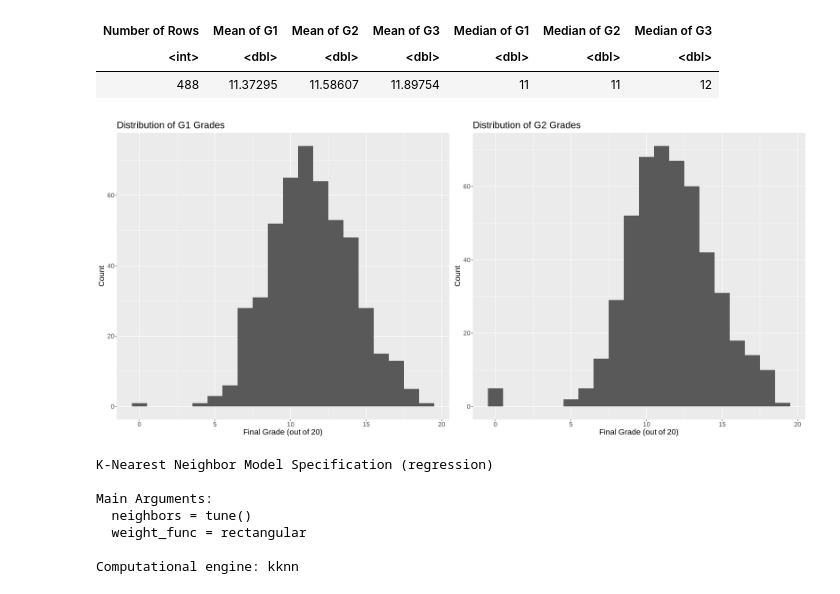
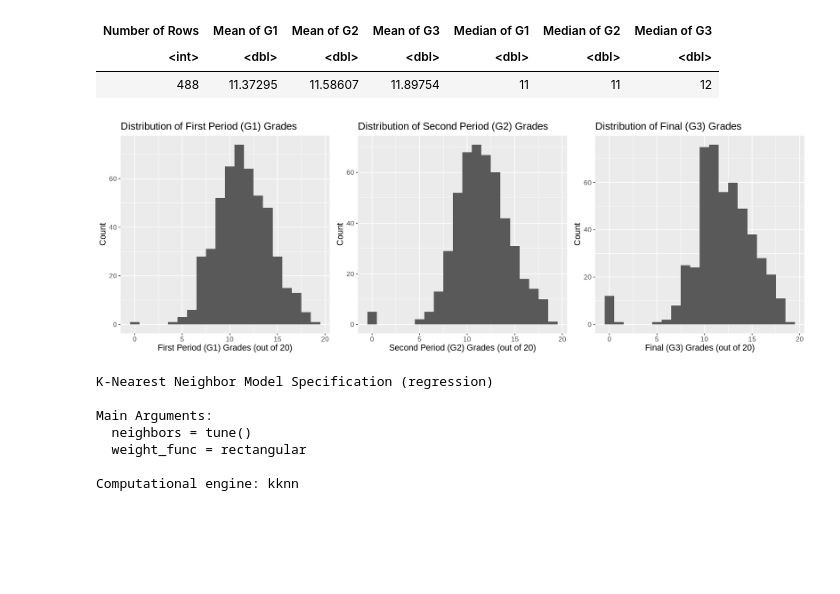
Before and after one commit to enignans/Group-3-Student-Performance-Data-Set, a Jupyter notebook: student-performance-dataset.ipynb, the cells around one changed output. Cells and saved outputs as stored; diff of their text form; code cells hidden in the pictures; blank space fills up the shorter version.

Commit message:
Added G3 distribution
Added G3 distribution along with G1 and G2

```diff
--- a/student-performance-dataset.ipynb
+++ b/student-performance-dataset.ipynb
@@ -100,23 +100,29 @@ A tibble: 1 × 7
 | <int> | <dbl> | <dbl> | <dbl> | <dbl> | <dbl> | <dbl> |
 | 488 | 11.37295 | 11.58607 | 11.89754 | 11 | 11 | 12 |
 # %%
-options(repr.plot.width = 20, repr.plot.height = 9)
+options(repr.plot.width = 15, repr.plot.height = 5)
 g1_distribution <- ggplot(student_training, aes(x = G1))+
 geom_histogram(bins = 20)+
-labs(x = "Final Grade (out of 20)", y = "Count")+
-theme(text = element_text(size = 16))+
-ggtitle("Distribution of G1 Grades")
+labs(x = "First Period (G1) Grades (out of 20)", y = "Count")+
+theme(text = element_text(size = 13))+
+ggtitle("Distribution of First Period (G1) Grades")
 g2_distribution <- ggplot(student_training, aes(x = G2))+
 geom_histogram(bins = 20)+
-labs(x = "Final Grade (out of 20)", y = "Count")+
-theme(text = element_text(size = 16))+
-ggtitle("Distribution of G2 Grades")
+labs(x = "Second Period (G2) Grades (out of 20)", y = "Count")+
+theme(text = element_text(size = 13))+
+ggtitle("Distribution of Second Period (G2) Grades")
+g3_distribution <- ggplot(student_training, aes(x = G3))+
+geom_histogram(bins = 20)+
+labs(x = "Final (G3) Grades (out of 20)", y = "Count")+
+ggtitle("Distribution of Final (G3) Grades")+
+theme(text = element_text(size = 13))
 predictor_distribution <- plot_grid(g1_distribution,
                                     g2_distribution,
-                                    ncol = 2)
+                                    g3_distribution,
+                                    ncol = 3)
 predictor_distribution
 # %% [output]
-[figure, old version]
+[figure, new version]
 # %%
 student_spec <- nearest_neighbor(weight_func = "rectangular", neighbor = tune()) %>%
 set_engine("kknn") %>%
```
